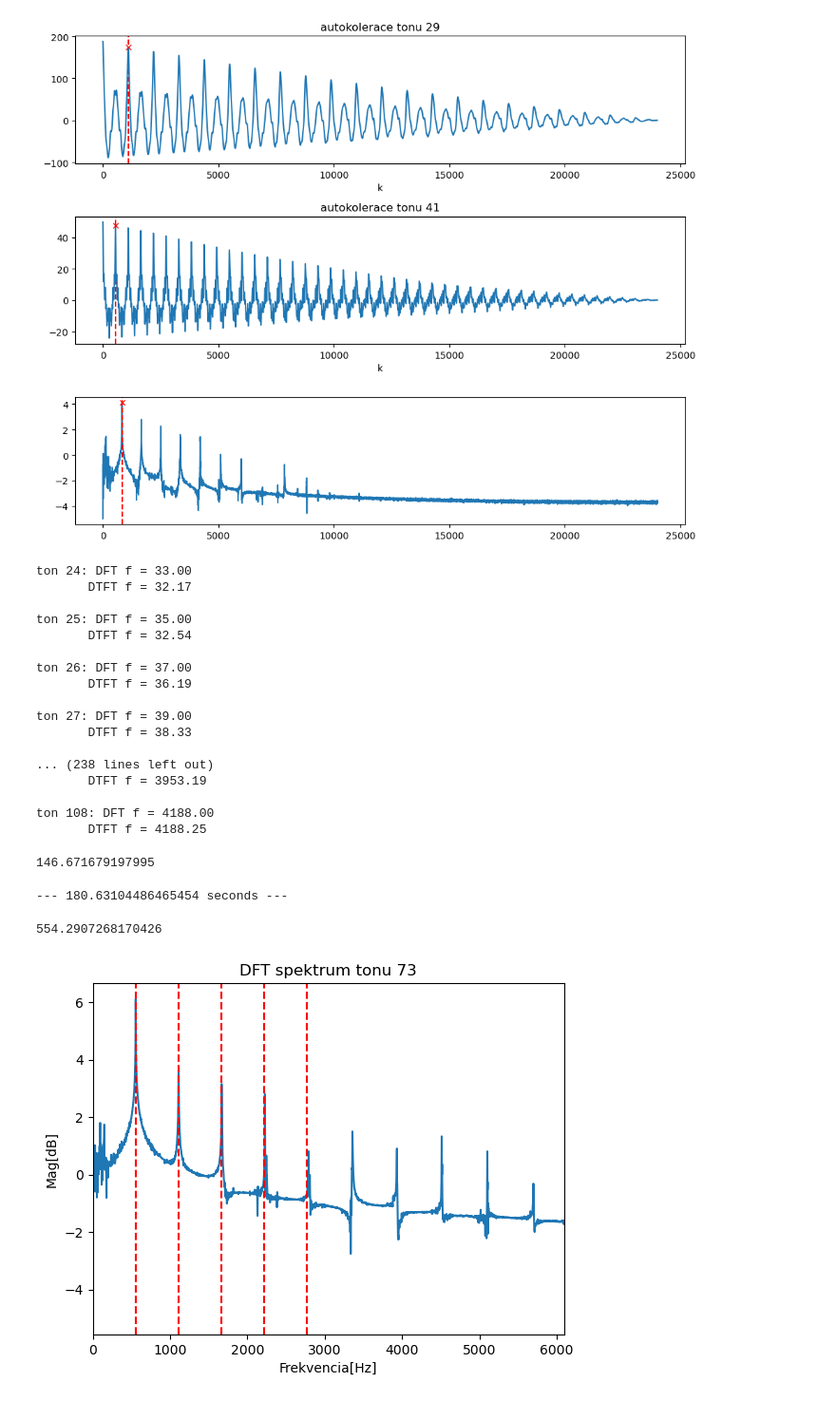
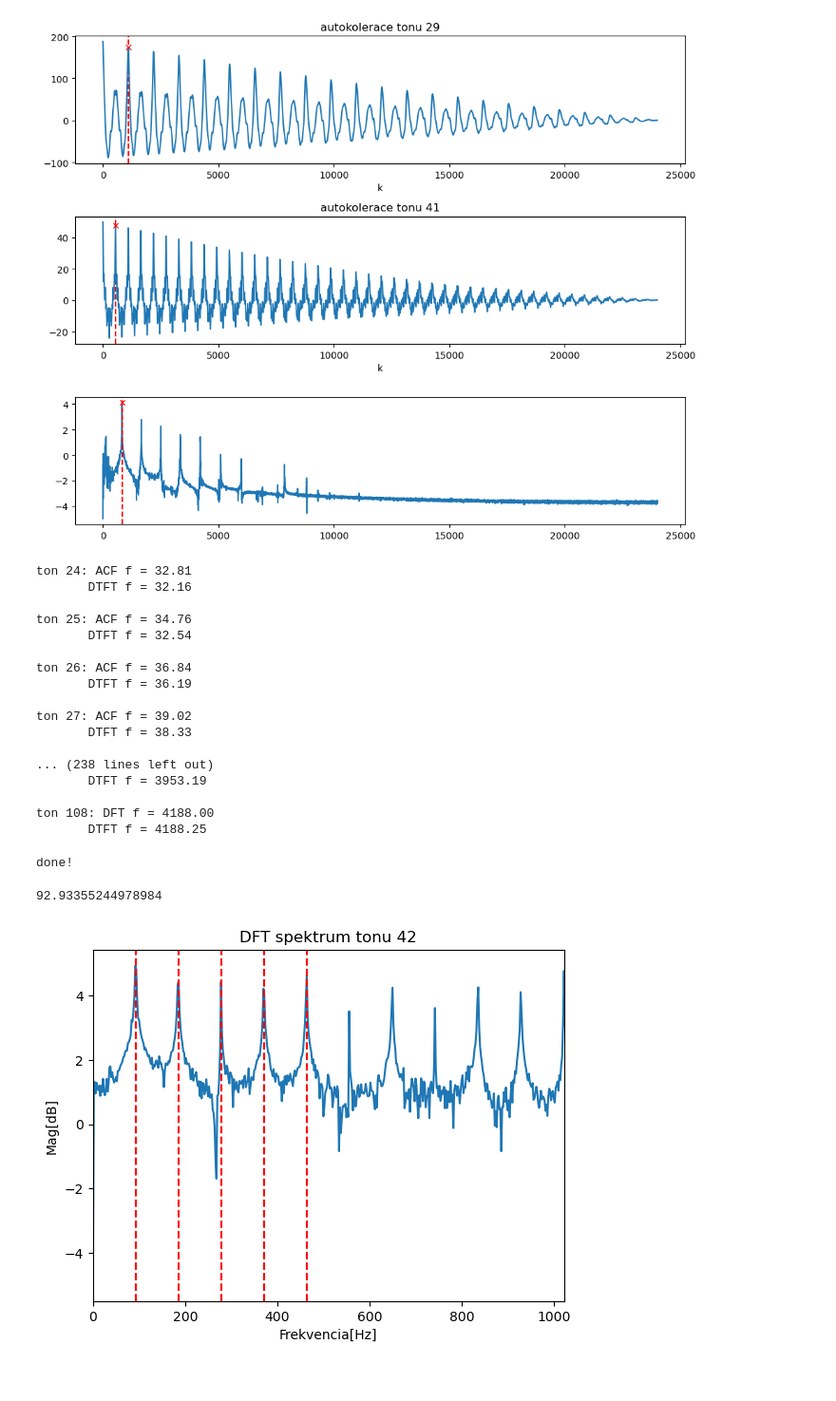
Before and after one commit to youruncle1/ISS-proj, a Jupyter notebook: iss_proj.ipynb, the cells around one changed output. Shown: that part at 95% size. Saved outputs shown, nothing was run; the diff lists cells and outputs as text; code cells hidden in the pictures.

```diff
--- a/iss_proj.ipynb
+++ b/iss_proj.ipynb
@@ -86,10 +86,7 @@ def getFreq_DFT(tone):
     koeff = np.arange(0,int(N/2) + 1)
     DFTmag = np.abs(DFT[koeff])
     f = koeff / N * Fs
-    if tone < 41:
-        return f[np.argmax(DFTmag)] // 2
-    else:
-        return f[np.argmax(DFTmag)]
+    return f[np.argmax(DFTmag)]
 
 def getFreq_ACF(tone):
     corr = signal.correlate(xall[tone],xall[tone], "full")
@@ -107,27 +104,12 @@ def getFreq_ACF(tone):
 
 
 ############################  VYPOCET POMOCI AUTOKOLERACE ############################
-print("vypocet zakladni frekvence f0 pomoci autokolerace (do tonu 70)")
-for tone in range(MIDIFROM, MIDITO+1):
+print("vypocet zakladni frekvence f0 pomoci ACF (do tonu 42)")
+for tone in range(MIDIFROM, 43):
     print("f0 tonu %d: %1.3f" % (tone, getFreq_ACF(tone)))
 
 ############################      VYPOCET POMOCI DFT      ############################
-print("\nvypocet zakladni frekvence f0 pomoci DFT (od tonu 71)")
-for tone in range(MIDIFROM, MIDITO+1):
+print("\nvypocet zakladni frekvence f0 pomoci DFT (od tonu 43)")
+for tone in range(43, MIDITO+1):
     print("f0 tonu %d: %d" % (tone, getFreq_DFT(tone)))
-
-'''
-for tone in range(71, MIDITO+1):
-    DFT = np.fft.fft(xall[tone])
-    DFT = np.abs(DFT)
-    DFTHalf = DFT[:DFT.size // 2]
-    Fk = np.arange(0, DFTHalf.size) * (Fs / (xall[tone].size))
-    peaks = signal.find_peaks(DFTHalf, height=0) #parameter height vytvori data s hodnotami magnitud
-    max_mag = np.max(DFTHalf) #zistim najvacsiu hodnotu magnitudy v DFT
-    if tone < 41:
-        fundamental_freq = peaks[0][np.where(peaks[1]["peak_heights"] == max_mag)[0][0]]
-    else:
-        fundamental_freq = peaks[0][np.where(peaks[1]["peak_heights"] == max_mag)[0][0]] * 2
-    print("f0 tonu %d: %d" % (tone, fundamental_freq))
-'''
 # %% [output]
@@ -208,19 +189,23 @@ def getFreq_DTFT(DFT_fmax, tone, f):
 
 tonedata = np.zeros((MIDITO+1, 6, 3)) #ton, f1..5, modul/faza/frekvencia { tonedata[ton][fi][0] = modul etc.  }
 for tone in range(MIDIFROM, MIDITO+1):
-    DFT_fmax = getFreq_DFT(tone)
-    print("ton %d: DFT f = %1.2f\n       DTFT f = %1.2f\n" % (tone,DFT_fmax, getFreq_DTFT(DFT_fmax, tone, 0)))
+    if tone < 43:
+        DFT_fmax = getFreq_ACF(tone)
+        print("ton %d: ACF f = %1.2f\n       DTFT f = %1.2f\n" % (tone,DFT_fmax, getFreq_DTFT(DFT_fmax, tone, 0)))
+    else:
+        DFT_fmax = getFreq_DFT(tone)
+        print("ton %d: DFT f = %1.2f\n       DTFT f = %1.2f\n" % (tone,DFT_fmax, getFreq_DTFT(DFT_fmax, tone, 0)))
 # %% [output]
-ton 24: DFT f = 33.00
-       DTFT f = 32.17
+ton 24: ACF f = 32.81
+       DTFT f = 32.16
 
-ton 25: DFT f = 35.00
+ton 25: ACF f = 34.76
        DTFT f = 32.54
 
-ton 26: DFT f = 37.00
+ton 26: ACF f = 36.84
        DTFT f = 36.19
 
-ton 27: DFT f = 39.00
+ton 27: ACF f = 39.02
        DTFT f = 38.33
 
 ... (238 lines left out)
@@ -228,12 +213,8 @@ ton 27: DFT f = 39.00
 
 ton 108: DFT f = 4188.00
        DTFT f = 4188.25
-# %%
-print(tonedata[50][0][2])
-# %% [output]
-146.671679197995
 # %%
-#vypocet modulov a faz pro f0...f5 pre kazdy ton
+#vypocet modulov a faz pro f0...f5 pre kazdy ton (pre f0 su vypocitane a ulozene v tonedata v predoslom cell)
 #cas vypoctu cca ~200sekund
 
 for tone in range(MIDIFROM, MIDITO+1):
@@ -245,24 +226,24 @@ for tone in range(MIDIFROM, MIDITO+1):
 
 print("done!")
 # %% [output]
---- 180.63104486465454 seconds ---
+done!
 # %%
-tone = 73
+tone = 42
 
 DFT = np.fft.fft(xall[tone])
 #PSD = np.abs(DFT)**2 + 1e-5
 PSD = np.log10(np.abs(DFT)**2 + 1e-5)
 PSDHalf = PSD[:PSD.size // 2]
 Fk = np.arange(PSDHalf.size) * (Fs / xall[tone].size)
 plt.title('DFT spektrum tonu %d' % tone)
 plt.xlabel('Frekvencia[Hz]')
 plt.ylabel('Mag[dB]')
 plt.plot(Fk, PSDHalf)
 plt.xlim(0, 11*tonedata[tone][0][2])
 #plt.plot(DTFT_fmax, Xmag, marker='x')
 for f0 in range(5):
     plt.axvline(x=tonedata[tone][f0][2], c="r",linestyle="--")
 print(tonedata[tone][0][2])
 # %% [output]
-554.2907268170426
+92.93355244978984
-[figure, old version]
+[figure, new version]
```
Also changed, not shown: parts of 2 cells of this notebook.
